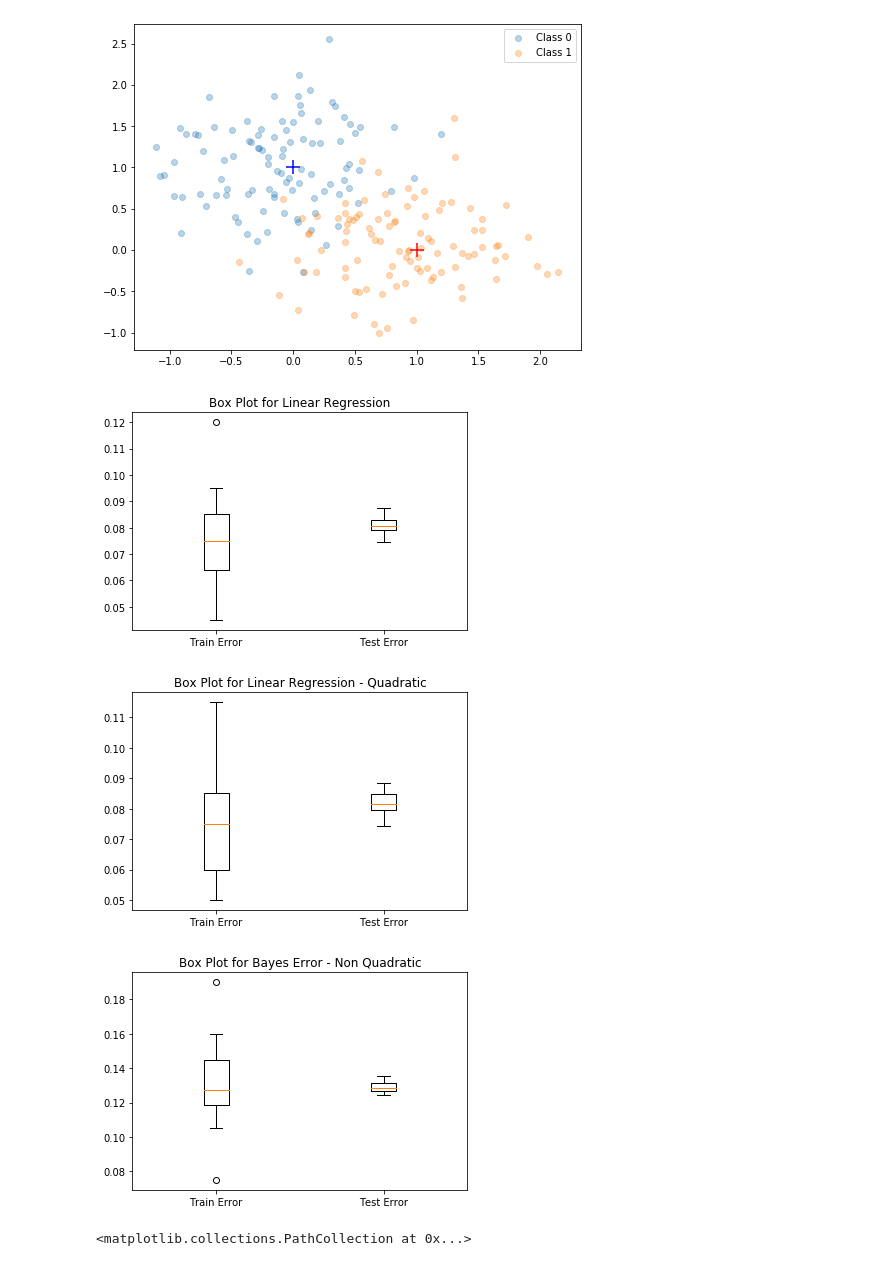
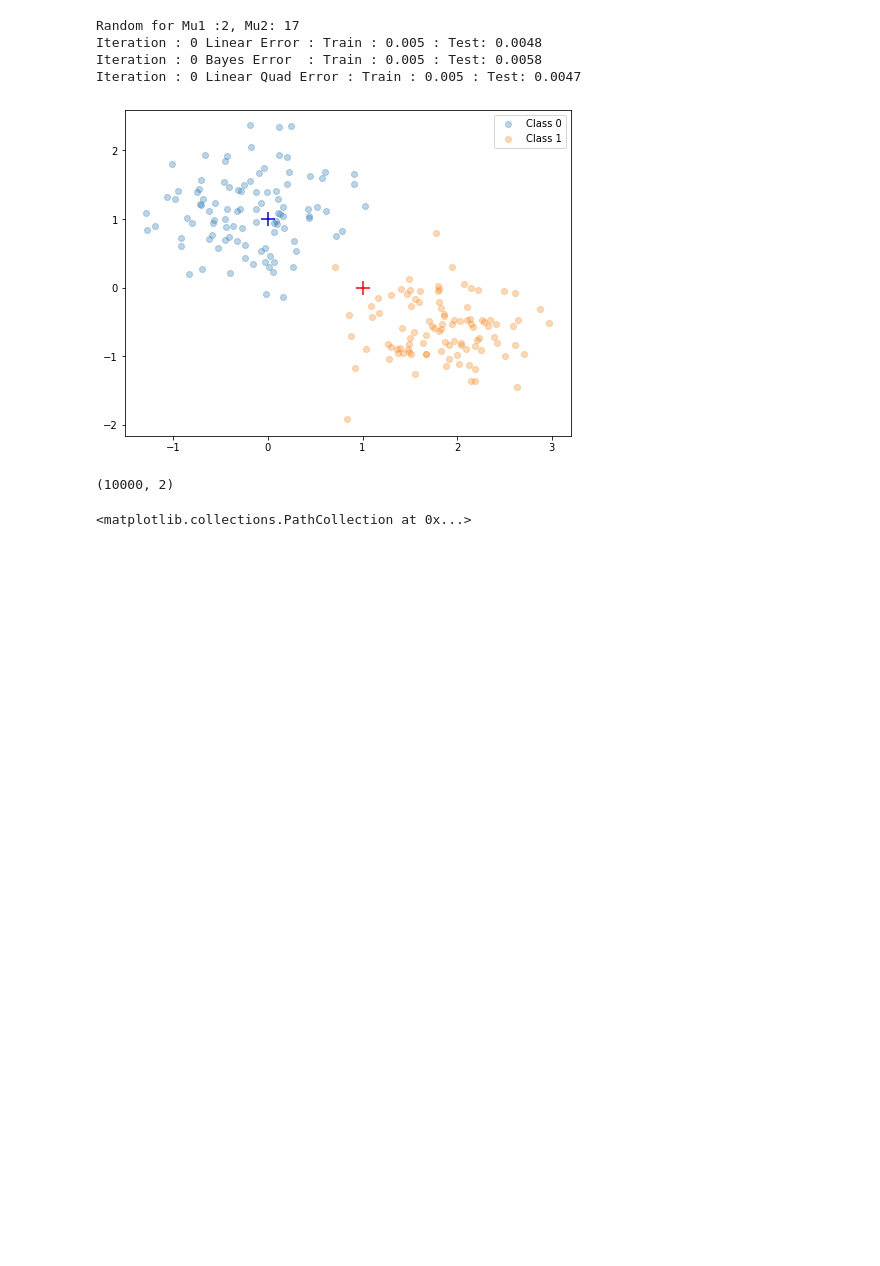
Before and after one commit to Sushanta77/Illinois, a Jupyter notebook: CS598 Practical Statistical Learning/Assignment 1.ipynb, the cells around one changed output. Saved outputs shown, nothing was run; the diff lists cells and outputs as text; code cells hidden in the pictures; blank space fills up the shorter version.

```diff
--- a/CS598 Practical Statistical Learning/Assignment 1.ipynb
+++ b/CS598 Practical Statistical Learning/Assignment 1.ipynb
@@ -23,7 +23,7 @@ def generate_data(n_size=200,mu1=(0,1),mu2=(1,0),sigma=0.5):
     y_train = np.concatenate((y_train_class_0,y_train_class_1))
     return x_train,y_train
 
-def plot_train_data(x_train,n=100,mu1=(0,1),mu2=(1,0)):
+def plot_data(x_train,n=100,mu1=(0,1),mu2=(1,0)):
     plt.figure(figsize=(8,6))
     plt.scatter(x_train[:n,0],x_train[:n,1],label = "Class 0",alpha = 0.3)
     plt.scatter(x_train[n:,0],x_train[n:,1],label = "Class 1",alpha = 0.3)
@@ -64,18 +64,36 @@ np.random.randint(1,10)
 # %%
-np.random.seed(11041977) #Set the Seed to have consistent output for all Runs
+#Set the Seed to have consistent output for all Runs
+np.random.seed(11041977)
+num_iteration = 1
+num_center = 20
 lin_error = np.zeros([20,2])
 bayes_lin_error = np.zeros([20,2])
 lin_quad_error = np.zeros([20,2])
 bayes_lin_quad_error = np.zeros([20,2])
-print_ind = False
+print_ind = True
 
-#Generate the 20 Center
-generate_center = generate_center()
+#Generate the 20 Centers
+center = generate_center(num_center)
 
-for i in np.arange(20):
-    x_train,y_train = generate_data(n_size = 200)
-    x_test,y_test = generate_data(n_size = 10000)
+#Loop through the 20 iterations to generate 20 Train / Test Samples
+for i in np.arange(num_iteration):
+    #Generate random number between 1 & 10 (mean = (0,1))
+    rand_mu1 = np.random.randint(1,10)
+    #Generate random number between 1 & 10 (mean = (1,0))
+    rand_mu2 = np.random.randint(11,20)
 
+    if (print_ind):
+        print ("Random for Mu1 :{}, Mu2: {}".format(rand_mu1,rand_mu2))
+
+    #Retrieve the data from the center from the random number
+    center_mu1 = center[rand_mu1,:]
+    center_mu2 = center[rand_mu2,:]
+
+    #Generate the Train & Test Data based on the Center
+    x_train,y_train = generate_data(n_size=200,mu1=center_mu1,mu2=center_mu2)
+    x_test,y_test = generate_data(n_size=10000,mu1=center_mu1,mu2=center_mu2)
+
+    #Generate the Quadratic Feature
     x_train_qudratic = np.hstack((x_train,(x_train[:,0]**2).reshape(x_train.shape[0],1),(x_train[:,1]**2).reshape(x_train.shape[0],1),(x_train[:,0]*x_train[:,1]).reshape(x_train.shape[0],1)))
     x_test_quadratic = np.hstack((x_test,(x_test[:,0]**2).reshape(x_test.shape[0],1),(x_test[:,1]**2).reshape(x_test.shape[0],1),(x_test[:,0]*x_test[:,1]).reshape(x_test.shape[0],1)))
 
@@ -106,40 +124,49 @@ for i in np.arange(20):
 
     #Bayes Prediction (Non Quadratic)
     y_train_pred = bayes_predict(data=x_train)
     y_test_pred = bayes_predict(data=x_test)
     bayes_error_train = eror_cal(y_train,y_train_pred)
     bayes_error_test = eror_cal(y_test,y_test_pred)
     bayes_lin_error[i,0] = bayes_error_train
     bayes_lin_error[i,1] = bayes_error_test
 
     #Bayes Prediction (Quadratic)
     #y_train_pred = bayes_predict(data=x_train_qudratic)
     #y_test_pred = bayes_predict(data=x_test_quadratic)
     #bayes_quad_error_train = eror_cal(y_train,y_train_pred)
     #bayes_quad_error_test = eror_cal(y_test,y_test_pred)
     #bayes_lin_quad_error[i,0] = bayes_quad_error_train
     #bayes_lin_quad_error[i,1] = bayes_quad_error_test
 
 
     if (print_ind):
         print ("Iteration : {} Linear Error : Train : {} : Test: {}".format(i,lin_error_train,lin_error_test))
         print ("Iteration : {} Bayes Error  : Train : {} : Test: {}".format(i,bayes_error_train,bayes_error_test))
 
         print ("Iteration : {} Linear Quad Error : Train : {} : Test: {}".format(i,lin_quad_error_train,lin_quad_error_test))
         #print ("Iteration : {} Bayes Quad Error  : Train : {} : Test: {}".format(i,bayes_quad_error_train,bayes_quad_error_test))
 
+#Plot Train Data
 plot_train_data(x_train)
+
+plot_trai
 #Plot Box Plot
 labels = ["Train Error","Test Error"]
-plot_boxplot(data=lin_error, labels = labels, title = "Box Plot for Linear Regression")
-plot_boxplot(data=lin_quad_error, labels = labels, title = "Box Plot for Linear Regression - Quadratic")
-plot_boxplot(data=bayes_lin_error, labels = labels, title = "Box Plot for Bayes Error - Non Quadratic")
+#plot_boxplot(data=lin_error, labels = labels, title = "Box Plot for Linear Regression")
+#plot_boxplot(data=lin_quad_error, labels = labels, title = "Box Plot for Linear Regression - Quadratic")
+#plot_boxplot(data=bayes_lin_error, labels = labels, title = "Box Plot for Bayes Error - Non Quadratic")
+
 #plot_boxplot(data=bayes_lin_quad_error, labels = labels, title = "Box Plot for Bayes Error - Quadratic")
 # %% [output]
+Random for Mu1 :2, Mu2: 17
+Iteration : 0 Linear Error : Train : 0.005 : Test: 0.0048
+Iteration : 0 Bayes Error  : Train : 0.005 : Test: 0.0058
+Iteration : 0 Linear Quad Error : Train : 0.005 : Test: 0.0047
-[figure, old version]
+[figure, new version]
-[figure, removed]
-[figure, removed]
-[figure, removed]
+# %%
+x_test.shape
+# %% [output]
+(10000, 2)
 # %%
 n=100
 plt.scatter(x_train[:n,0],x_train[:n,1],color="blue",alpha=0.5)
```
Also changed, not shown: parts of 1 cell of this notebook.
